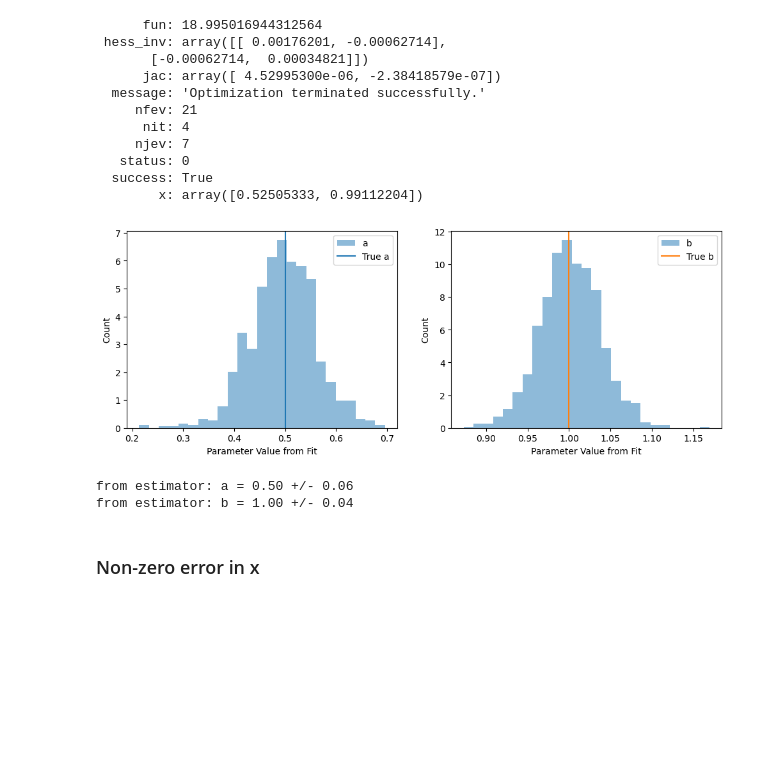
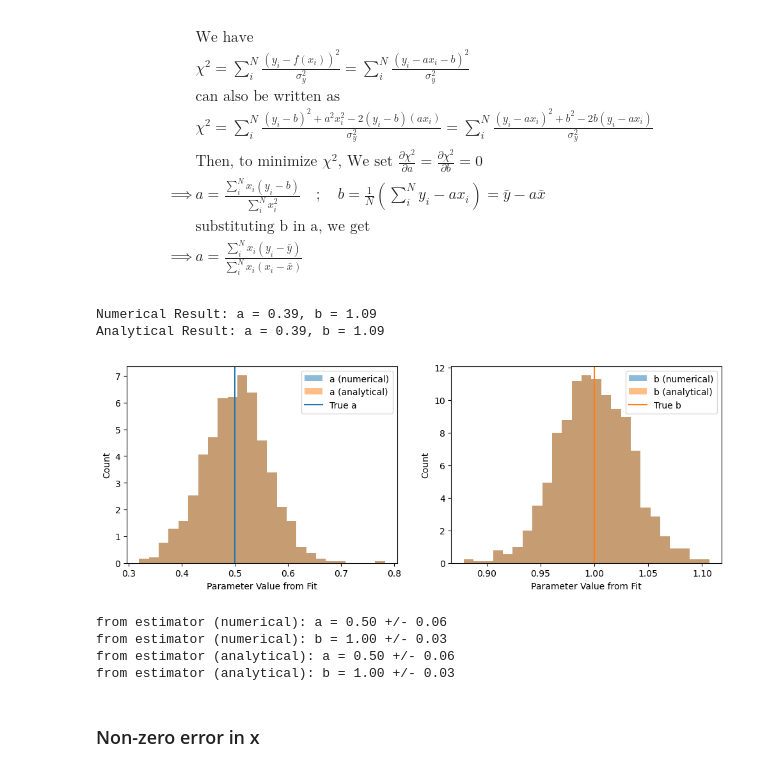
Before and after one commit to aotownsend/StatMethods2022, a Jupyter notebook: submissions/week5/annanay_week5.ipynb, the cells around one changed output. Cells and saved outputs as stored; diff of their text form; code cells hidden in the pictures; blank space fills up the shorter version.

```diff
--- a/submissions/week5/annanay_week5.ipynb
+++ b/submissions/week5/annanay_week5.ipynb
@@ -26,67 +26,85 @@ plt.plot(x, y, 'x')
+# %% [markdown]
+$$ \begin{aligned}
+&\text{We have} \\
+ &\chi^2 = \sum_{i}^{N}\frac{\left(y_i - f(x_i)\right)^2}{\sigma_y^2} = \sum_{i}^{N}\frac{\left(y_i - ax_i-b\right)^2}{\sigma_y^2} \\
+ &\text{can also be written as} \\
+ &\chi^2 = \sum_{i}^{N}\frac{(y_i-b)^2 +a^2x_i^2 -2(y_i-b)(ax_i)}{\sigma_y^2} = \sum_{i}^{N}\frac{(y_i-ax_i)^2 +b^2 -2b(y_i-ax_i)}{\sigma_y^2} \\
+ &\text{Then, to minimize $\chi^2$, We set } \frac{\partial \chi^2}{\partial a} = \frac{\partial \chi^2}{\partial b} = 0 \\
+ \implies & a = \frac{\sum_{i}^{N}x_i(y_i-b)}{\sum_{i}^{N}x_i^2} \quad
+ ; \quad b = \frac{1}{N} \left(\sum_{i}^{N} y_i -ax_i \right) = \bar y -a\bar x\\
+ &\text{substituting b in a, we get} \\
+ \implies & a = \frac{\sum_{i}^{N}x_i(y_i-\bar{y})}{\sum_{i}^{N}x_i(x_i-\bar{x})}
+\end{aligned} $$
+# %%
+def analytical_minimizer(x,y):
+    a = np.sum(x*(y-np.mean(y)))/np.sum(x*(x-np.mean(x)))
+    b = np.mean(y) - a*np.mean(x)
+    return a, b
 # %%
-# define the proper functions and test id everything works
+# define the proper functions and test if everything works
 
 def generate_data(n, a, b, sigma_x, sigma_y):
     x = stats.uniform(0, 1).rvs(n) + stats.norm(0, sigma_x).rvs(n)
     y = a*x + b + stats.norm(0, sigma_y).rvs(n)
     return x, y
 
-a, b, sigma_x,sigma_y = 0.5, 1, 0, 0.05 # for the first part sigma_x = 0
+a, b, sigma_x, sigma_y = 0.5, 1, 0, 0.05 # for the first part sigma_x = 0
 
 x_, y_ = generate_data(10, a, b, sigma_x, sigma_y)
 
 def Chi2(params, x_,y_, sigma_y):
     return np.sum(((y_ - params[0]*x_ - params[1])/sigma_y)**2)
 
-minimize(Chi2, x0=(0, 0), args = (x_, y_, sigma_y))
+print(f"Numerical Result: a = {minimize(Chi2, x0=(0, 0), args = (x_, y_, sigma_y)).x[0]:2.2f}, b = {minimize(Chi2, x0=(0, 0), args = (x_, y_, sigma_y)).x[1]:2.2f}", )
+print(f"Analytical Result: a = {analytical_minimizer(x_, y_)[0]:2.2f}, b = {analytical_minimizer(x_, y_)[1]:2.2f}")
 # %% [output]
-      fun: 18.995016944312564
- hess_inv: array([[ 0.00176201, -0.00062714],
-       [-0.00062714,  0.00034821]])
-      jac: array([ 4.52995300e-06, -2.38418579e-07])
-  message: 'Optimization terminated successfully.'
-     nfev: 21
-      nit: 4
-     njev: 7
-   status: 0
-  success: True
-        x: array([0.52505333, 0.99112204])
+Numerical Result: a = 0.39, b = 1.09
+Analytical Result: a = 0.39, b = 1.09
 # %%
 n_experiments = 1000
 n = 10
 
 a_values = np.zeros(n_experiments)
 b_values = np.zeros(n_experiments)
+a_values_ana = np.zeros(n_experiments)
+b_values_ana = np.zeros(n_experiments)
 
 a, b, sigma_x,sigma_y = 0.5, 1, 0, 0.05 # for the first part sigma_x = 0
 
 
 for i in range(n_experiments):
     x_, y_ = generate_data(10, a, b, sigma_x, sigma_y) # generate samples of n points
     a_values[i], b_values[i] = minimize(Chi2, x0=(0, 0), args = (x_, y_, sigma_y)).x # find the best fit parameters for a and b
+    a_values_ana[i], b_values_ana[i] = analytical_minimizer(x_, y_) # find the best fit parameters for a and b analytically
 
 # plot the distribution of estimated a and b values
 n_bins = 25
 
 fig, axs = plt.subplots(1, 2, figsize=(12, 4))
-axs[0].hist(a_values, bins=n_bins, density=True, alpha=0.5, label='a')
+axs[0].hist(a_values, bins=n_bins, density=True, alpha=0.5, label='a (numerical)')
+axs[0].hist(a_values_ana, bins=n_bins, density=True, alpha=0.5, label='a (analytical)')
 axs[0].axvline(a, color='C0', label='True a')
 axs[0].legend()
-axs[1].hist(b_values, bins=n_bins, density=True, alpha=0.5, label='b')
+axs[1].hist(b_values, bins=n_bins, density=True, alpha=0.5, label='b (numerical)')
+axs[1].hist(b_values_ana, bins=n_bins, density=True, alpha=0.5, label='b (analytical)')
 axs[1].axvline(b, color='C1', label='True b')
 axs[1].legend()
 
 for ax in axs:
     ax.set_xlabel('Parameter Value from Fit')
     ax.set_ylabel('Count')
 plt.show()
 
-print('from estimator: a = {:.2f} +/- {:.2f}'.format(np.mean(a_values), np.std(a_values)))
-print('from estimator: b = {:.2f} +/- {:.2f}'.format(np.mean(b_values), np.std(b_values)))
+print('from estimator (numerical): a = {:.2f} +/- {:.2f}'.format(np.mean(a_values), np.std(a_values)))
+print('from estimator (numerical): b = {:.2f} +/- {:.2f}'.format(np.mean(b_values), np.std(b_values)))
+print('from estimator (analytical): a = {:.2f} +/- {:.2f}'.format(np.mean(a_values_ana), np.std(a_values_ana)))
+print('from estimator (analytical): b = {:.2f} +/- {:.2f}'.format(np.mean(b_values_ana), np.std(b_values_ana)))
 # %% [output]
-[figure, old version]
+[figure, new version]
-from estimator: a = 0.50 +/- 0.06
-from estimator: b = 1.00 +/- 0.04
+from estimator (numerical): a = 0.50 +/- 0.06
+from estimator (numerical): b = 1.00 +/- 0.03
+from estimator (analytical): a = 0.50 +/- 0.06
+from estimator (analytical): b = 1.00 +/- 0.03
 # %% [markdown]
 ### Non-zero error in x
 # %%
```
Also changed, not shown: parts of 5 cells of this notebook.
